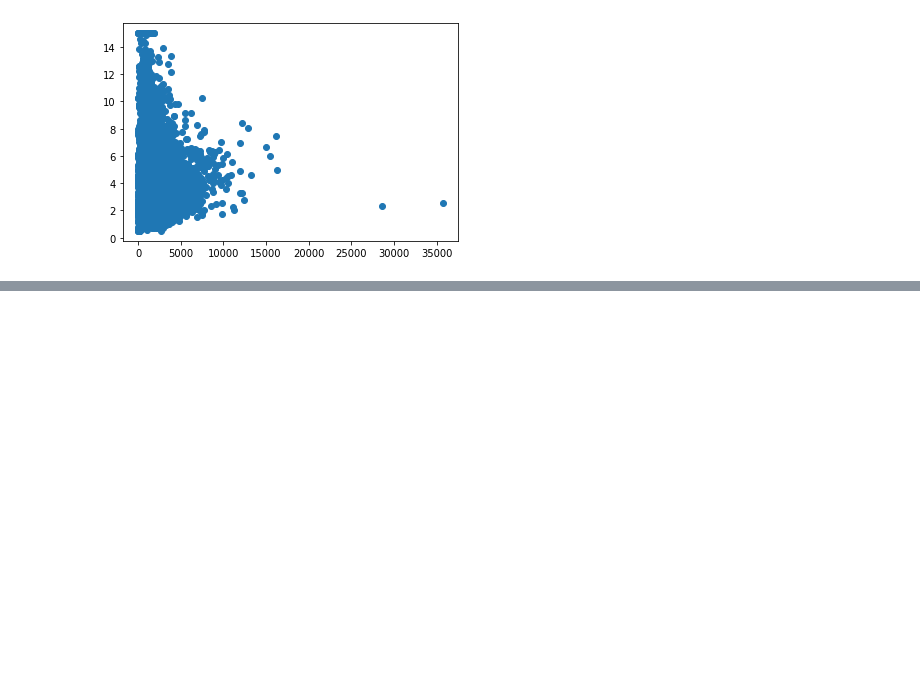
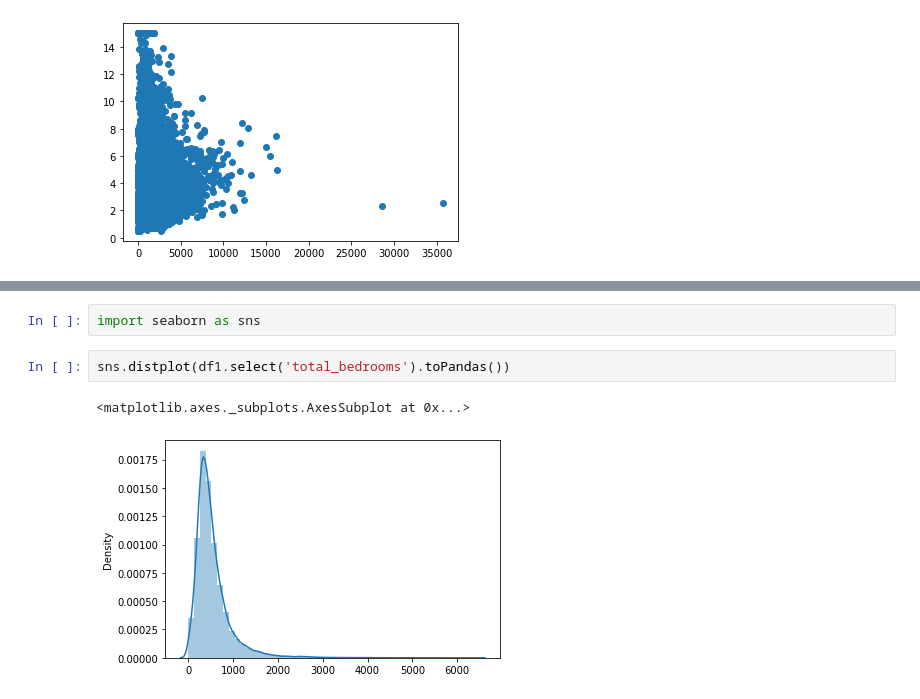
Before and after one commit to chaubeyarvind/DataAnalytics-NumPY, a Jupyter notebook: Bricks_Spark.ipynb, the cells around one changed output, grey strips where cells are left out. Saved outputs shown, nothing was run; the diff lists cells and outputs as text; blank space fills up the shorter version.

```diff
--- a/Bricks_Spark.ipynb
+++ b/Bricks_Spark.ipynb
@@ -588,0 +598,7 @@ plt.scatter(df1.select('population').toPandas(), df1.select('median_income').toP
+# %%
+import seaborn as sns
+# %%
+sns.distplot(df1.select('total_bedrooms').toPandas())
+# %% [output]
+<matplotlib.axes._subplots.AxesSubplot at 0x...>
+[figure, added]
```
Also changed, not shown: parts of 4 cells of this notebook.
